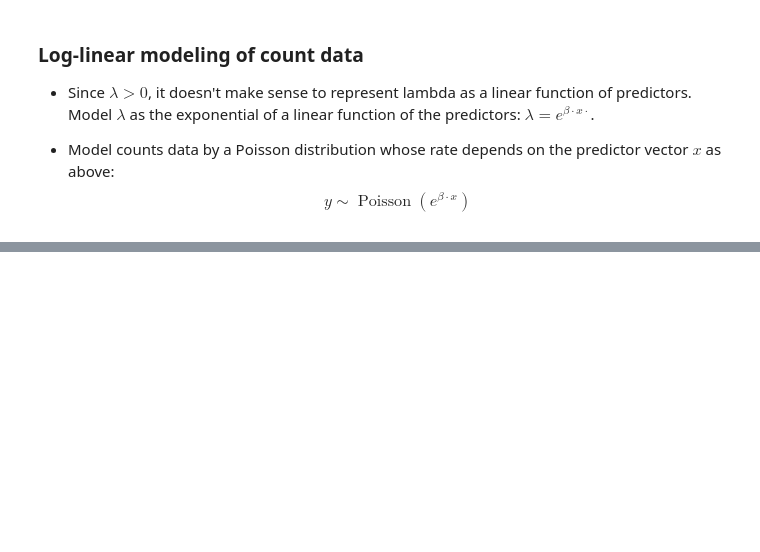
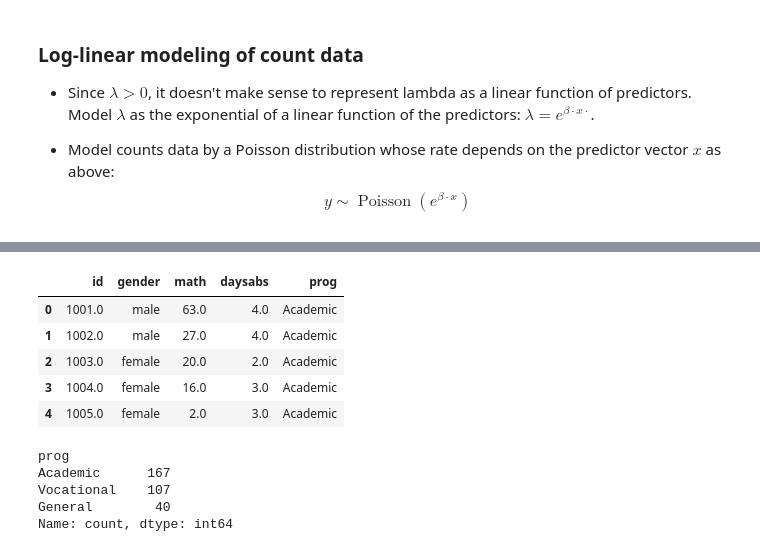
Before and after one commit to mgreenbe/DATA335W2025, a Jupyter notebook: code/count_regression.ipynb, the cells around one changed output, grey strips where cells are left out. Saved outputs shown, nothing was run; the diff lists cells and outputs as text; code cells hidden in the pictures; blank space fills up the shorter version.

```diff
--- a/code/count_regression.ipynb
+++ b/code/count_regression.ipynb
@@ -118,0 +317,18 @@ plt.scatter(
+# %%
+data["prog"] = data["prog"].map({1: "General", 2: "Academic", 3: "Vocational"})
+data.head()
+# %% [output]
+|  | id | gender | math | daysabs | prog |
+| 0 | 1001.0 | male | 63.0 | 4.0 | Academic |
+| 1 | 1002.0 | male | 27.0 | 4.0 | Academic |
+| 2 | 1003.0 | female | 20.0 | 2.0 | Academic |
+| 3 | 1004.0 | female | 16.0 | 3.0 | Academic |
+| 4 | 1005.0 | female | 2.0 | 3.0 | Academic |
+# %%
+data["prog"].value_counts()
+# %% [output]
+prog
+Academic      167
+Vocational    107
+General        40
+Name: count, dtype: int64
```
Also changed, not shown: parts of 18 cells of this notebook.
